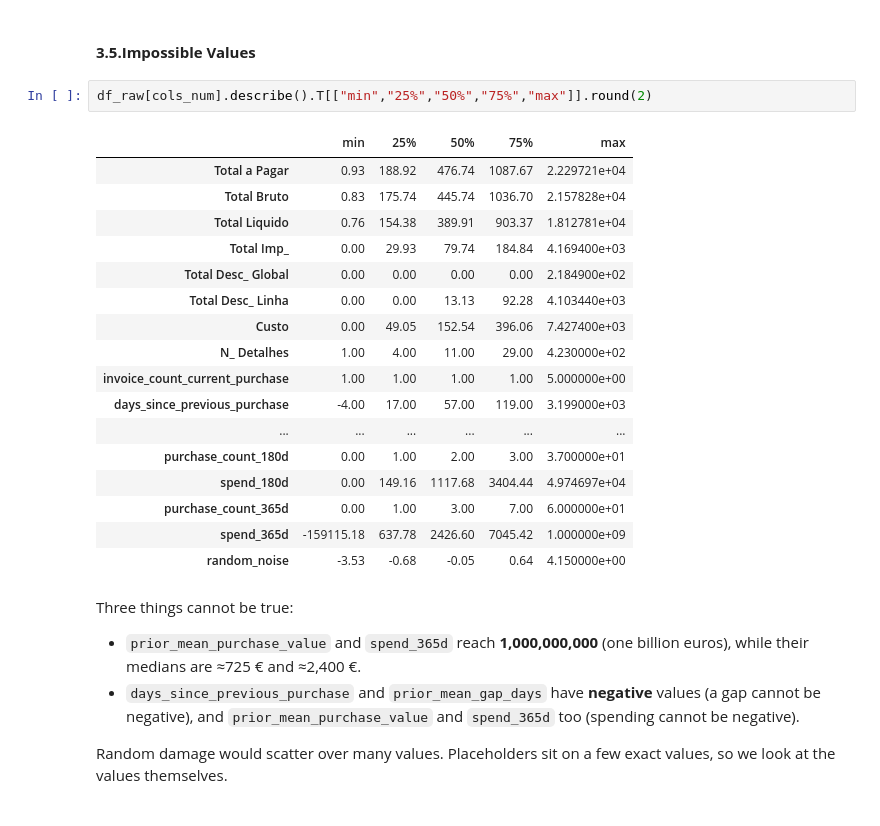
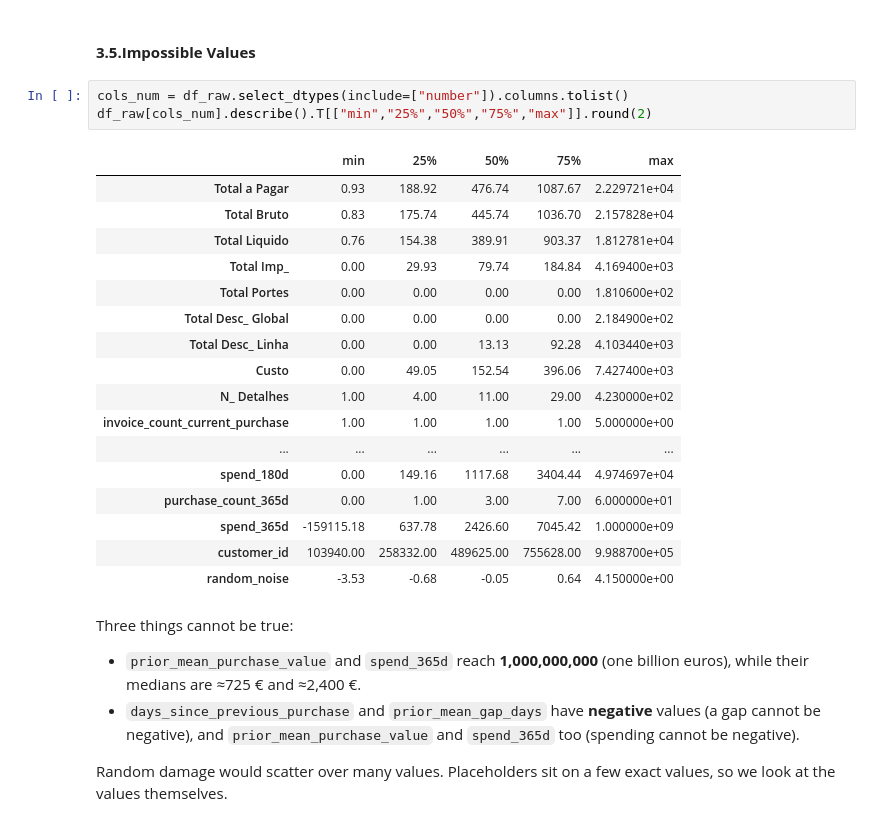
Before and after one commit to Martsnake/machine-learning, a Jupyter notebook: notebooks/Análise.ipynb, the cells around one changed output. Saved outputs shown, nothing was run; the diff lists cells and outputs as text.

```diff
--- a/notebooks/Análise.ipynb
+++ b/notebooks/Análise.ipynb
@@ -382,24 +382,25 @@ The dates are all in the format 9999-99-99 and we identified 65 NaNs.
 # %% [markdown]
 #### **3.5.Impossible Values**
 # %%
+cols_num = df_raw.select_dtypes(include=["number"]).columns.tolist()
 df_raw[cols_num].describe().T[["min","25%","50%","75%","max"]].round(2)
 # %% [output]
 |  | min | 25% | 50% | 75% | max |
 | Total a Pagar | 0.93 | 188.92 | 476.74 | 1087.67 | 2.229721e+04 |
 | Total Bruto | 0.83 | 175.74 | 445.74 | 1036.70 | 2.157828e+04 |
 | Total Liquido | 0.76 | 154.38 | 389.91 | 903.37 | 1.812781e+04 |
 | Total Imp_ | 0.00 | 29.93 | 79.74 | 184.84 | 4.169400e+03 |
+| Total Portes | 0.00 | 0.00 | 0.00 | 0.00 | 1.810600e+02 |
 | Total Desc_ Global | 0.00 | 0.00 | 0.00 | 0.00 | 2.184900e+02 |
 | Total Desc_ Linha | 0.00 | 0.00 | 13.13 | 92.28 | 4.103440e+03 |
 | Custo | 0.00 | 49.05 | 152.54 | 396.06 | 7.427400e+03 |
 | N_ Detalhes | 1.00 | 4.00 | 11.00 | 29.00 | 4.230000e+02 |
 | invoice_count_current_purchase | 1.00 | 1.00 | 1.00 | 1.00 | 5.000000e+00 |
-| days_since_previous_purchase | -4.00 | 17.00 | 57.00 | 119.00 | 3.199000e+03 |
 | ... | ... | ... | ... | ... | ... |
-| purchase_count_180d | 0.00 | 1.00 | 2.00 | 3.00 | 3.700000e+01 |
 | spend_180d | 0.00 | 149.16 | 1117.68 | 3404.44 | 4.974697e+04 |
 | purchase_count_365d | 0.00 | 1.00 | 3.00 | 7.00 | 6.000000e+01 |
 | spend_365d | -159115.18 | 637.78 | 2426.60 | 7045.42 | 1.000000e+09 |
+| customer_id | 103940.00 | 258332.00 | 489625.00 | 755628.00 | 9.988700e+05 |
 | random_noise | -3.53 | -0.68 | -0.05 | 0.64 | 4.150000e+00 |
 # %% [markdown]
 Three things cannot be true:
```
Also changed, not shown: parts of 9 cells of this notebook, 1 other file.
